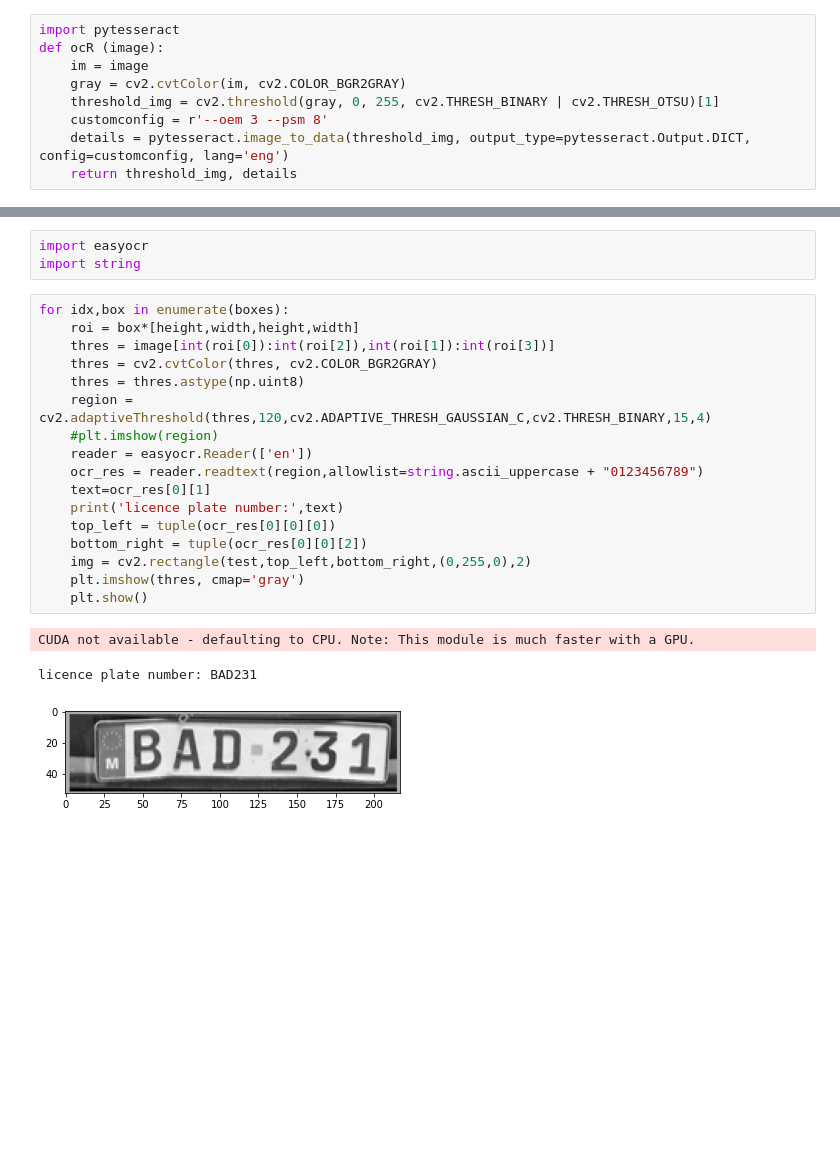
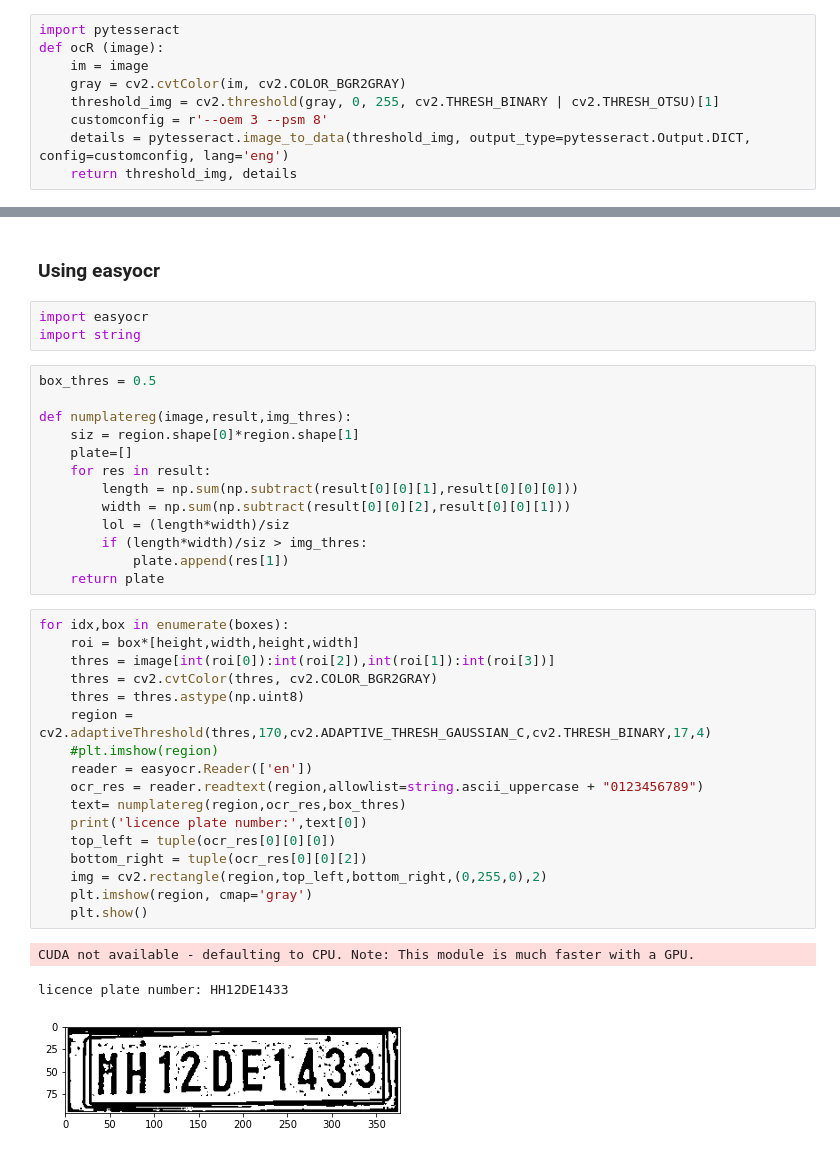
Before and after one commit to Sharath-v87/License-plate-detection, a Jupyter notebook: Licence detection - Tensorflow.ipynb, the cells around one changed output, grey strips where cells are left out. Cells and saved outputs as stored; diff of their text form; blank space fills up the shorter version.

```diff
--- a/Licence detection - Tensorflow.ipynb
+++ b/Licence detection - Tensorflow.ipynb
@@ -325,24 +332,39 @@ print(lic)
+# %% [markdown]
+### Using easyocr
 # %%
 import easyocr
 import string
+# %%
+box_thres = 0.5
+
+def numplatereg(image,result,img_thres):
+    siz = region.shape[0]*region.shape[1]
+    plate=[]
+    for res in result:
+        length = np.sum(np.subtract(result[0][0][1],result[0][0][0]))
+        width = np.sum(np.subtract(result[0][0][2],result[0][0][1]))
+        lol = (length*width)/siz
+        if (length*width)/siz > img_thres:
+            plate.append(res[1])
+    return plate
 # %%
 for idx,box in enumerate(boxes):
     roi = box*[height,width,height,width]
     thres = image[int(roi[0]):int(roi[2]),int(roi[1]):int(roi[3])]
     thres = cv2.cvtColor(thres, cv2.COLOR_BGR2GRAY)
     thres = thres.astype(np.uint8)
-    region = cv2.adaptiveThreshold(thres,120,cv2.ADAPTIVE_THRESH_GAUSSIAN_C,cv2.THRESH_BINARY,15,4)
+    region = cv2.adaptiveThreshold(thres,170,cv2.ADAPTIVE_THRESH_GAUSSIAN_C,cv2.THRESH_BINARY,17,4)
     #plt.imshow(region)
     reader = easyocr.Reader(['en'])
     ocr_res = reader.readtext(region,allowlist=string.ascii_uppercase + "0123456789")
-    text=ocr_res[0][1]
-    print('licence plate number:',text)
+    text= numplatereg(region,ocr_res,box_thres)
+    print('licence plate number:',text[0])
     top_left = tuple(ocr_res[0][0][0])
     bottom_right = tuple(ocr_res[0][0][2])
-    img = cv2.rectangle(test,top_left,bottom_right,(0,255,0),2)
-    plt.imshow(thres, cmap='gray')
+    img = cv2.rectangle(region,top_left,bottom_right,(0,255,0),2)
+    plt.imshow(region, cmap='gray')
     plt.show()
 # %% [output]
 CUDA not available - defaulting to CPU. Note: This module is much faster with a GPU.
-licence plate number: BAD231
+licence plate number: HH12DE1433
-[figure, old version]
+[figure, new version]
```
Also changed, not shown: parts of 5 cells of this notebook.
